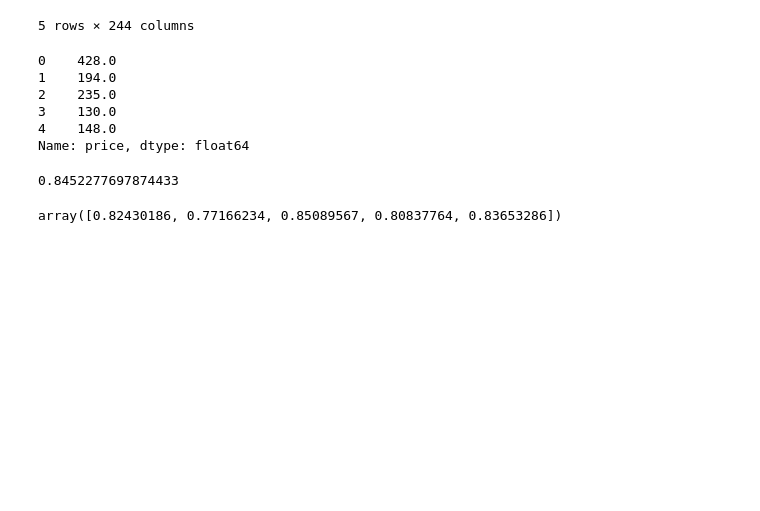
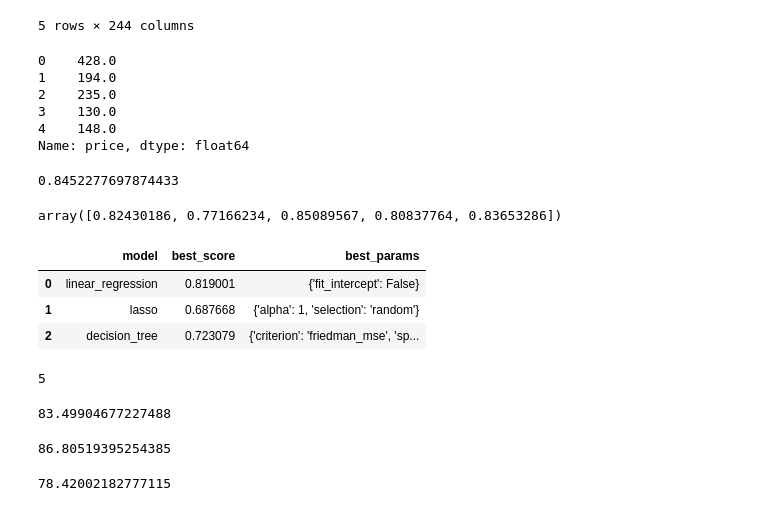
Before and after one commit to rudrapatel001/House_Price_Prediction, a Jupyter notebook: model/main.ipynb, the cells around one changed output. Cells and saved outputs as stored; diff of their text form; code cells hidden in the pictures; blank space fills up the shorter version.

```diff
--- a/model.ipynb
+++ b/model/main.ipynb
@@ -447,8 +447,8 @@ df12.shape
 # %% [output]
 (7251, 245)
 # %%
-x = df12.drop('price',axis='columns')
-x.head()
+X = df12.drop('price',axis='columns')
+X.head()
 # %% [output]
 |  | total_sqft | bath | bhk | 1st Block Jayanagar | 1st Phase JP Nagar | 2nd Phase Judicial Layout | ... |
 | 0 | 2850.0 | 4.0 | 4 | 1 | 0 | 0 | ... |
@@ -491,40 +491,47 @@ from sklearn.model_selection import GridSearchCV
 from sklearn.linear_model import Lasso
 from sklearn.tree import DecisionTreeRegressor
 
-def find_best_model_using_gridsearchcv(X,y):
+def find_best_model_using_gridsearchcv(X, y):
     algos = {
-        'linear_regression' : {
+        'linear_regression': {
             'model': LinearRegression(),
             'params': {
-                'normalize': [True, False]
+                'fit_intercept': [True, False],
             }
         },
         'lasso': {
             'model': Lasso(),
             'params': {
-                'alpha': [1,2],
+                'alpha': [1, 2],
                 'selection': ['random', 'cyclic']
             }
         },
         'decision_tree': {
             'model': DecisionTreeRegressor(),
             'params': {
-                'criterion' : ['mse','friedman_mse'],
-                'splitter': ['best','random']
+                'criterion': ['squared_error', 'friedman_mse'],
+                'splitter': ['best', 'random']
             }
         }
     }
+
     scores = []
     cv = ShuffleSplit(n_splits=5, test_size=0.2, random_state=0)
     for algo_name, config in algos.items():
-        gs =  GridSearchCV(config['model'], config['params'], cv=cv, return_train_score=False)
-        gs.fit(X,y)
+        gs = GridSearchCV(config['model'], config['params'], cv=cv, return_train_score=False)
+        gs.fit(X, y)
         scores.append({
             'model': algo_name,
             'best_score': gs.best_score_,
             'best_params': gs.best_params_
         })
 
-    return pd.DataFrame(scores,columns=['model','best_score','best_params'])
+    return pd.DataFrame(scores, columns=['model', 'best_score', 'best_params'])
 
-find_best_model_using_gridsearchcv(x,y)
+# Assuming x and y are defined
+find_best_model_using_gridsearchcv(X, y)
+# %% [output]
+|  | model | best_score | best_params |
+| 0 | linear_regression | 0.819001 | {'fit_intercept': False} |
+| 1 | lasso | 0.687668 | {'alpha': 1, 'selection': 'random'} |
+| 2 | decision_tree | 0.723079 | {'criterion': 'friedman_mse', 'sp... |
@@ -530,0 +550,16 @@ find_best_model_using_gridsearchcv(x,y)
+# %%
+np.where(X.columns == '2nd Phase Judicial Layout')[0][0]
+# %% [output]
+5
+# %%
+predict_price('1st Phase JP Nagar',1000, 2, 2)
+# %% [output]
+83.49904677227488
+# %%
+predict_price('1st Phase JP Nagar',1000, 3, 3)
+# %% [output]
+86.80519395254385
+# %%
+predict_price('1st Phase JP Nagar',1000, 1, 2)
+# %% [output]
+78.42002182777115
```
Also changed, not shown: parts of 6 cells of this notebook, 7 other files.
